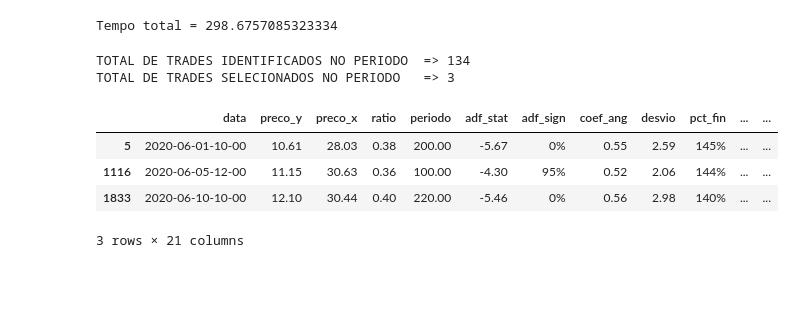
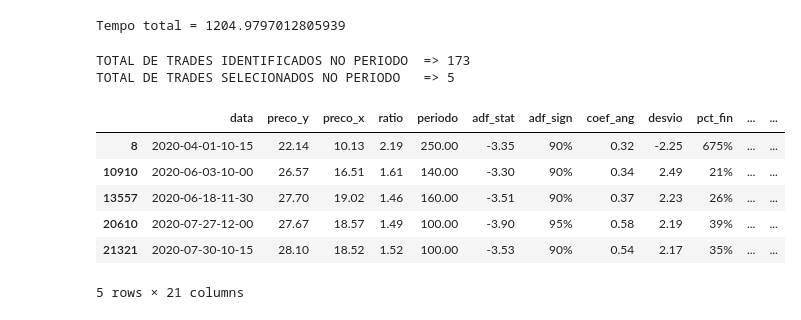
Before and after one commit to ra024940/Cointegration-Trading, a Jupyter notebook: BackTest_17-08.ipynb, the cells around one changed output. Drawn from its saved outputs; the diff is of its cells as text; code cells hidden in the pictures; blank space fills up the shorter version.

```diff
--- a/BackTest_17-08.ipynb
+++ b/BackTest_17-08.ipynb
@@ -395,11 +395,11 @@ def geraCubodecubos(tickers, dtinicio, dtfim):
 
     return cubo_total
 # %%
-tickers = ['CSNA3','LAME4']
+tickers = ['ITUB4','GOLL4']
 
-cubototal = geraCubodecubos(tickers, '2020-06-01','2020-07-03')
+cubototal = geraCubodecubos(tickers, '2020-04-01','2020-07-31')
 
 #cubototal = pd.read_excel('cubo_ITUB4_BBSE3.xlsx')
 # %% [output]
-Tempo total = 298.6757085323334
+Tempo total = 1204.9797012805939
 # %%
@@ -475,15 +475,17 @@ def Busca_trade(cubo_of, coint=2, dp=2., adf_sign =0.95, meia_vida = 10, voltand
 # %%
 trades = Busca_trade (cubototal)
 
-trades.to_excel('Trades_adicionados.xlsx')
+trades.to_excel('Trades_adicionados_ITUB_GOLL.xlsx')
 # %% [output]
-TOTAL DE TRADES IDENTIFICADOS NO PERIODO  => 134
-TOTAL DE TRADES SELECIONADOS NO PERIODO   => 3
+TOTAL DE TRADES IDENTIFICADOS NO PERIODO  => 173
+TOTAL DE TRADES SELECIONADOS NO PERIODO   => 5
 |  | data | preco_y | preco_x | ratio | periodo | adf_stat | adf_sign | coef_ang | desvio | pct_fin | ... | ... |
-| 5 | 2020-06-01-10-00 | 10.61 | 28.03 | 0.38 | 200.00 | -5.67 | 0% | 0.55 | 2.59 | 145% | ... | ... |
-| 1116 | 2020-06-05-12-00 | 11.15 | 30.63 | 0.36 | 100.00 | -4.30 | 95% | 0.52 | 2.06 | 144% | ... | ... |
-| 1833 | 2020-06-10-10-00 | 12.10 | 30.44 | 0.40 | 220.00 | -5.46 | 0% | 0.56 | 2.98 | 140% | ... | ... |
+| 8 | 2020-04-01-10-15 | 22.14 | 10.13 | 2.19 | 250.00 | -3.35 | 90% | 0.32 | -2.25 | 675% | ... | ... |
+| 10910 | 2020-06-03-10-00 | 26.57 | 16.51 | 1.61 | 140.00 | -3.30 | 90% | 0.34 | 2.49 | 21% | ... | ... |
+| 13557 | 2020-06-18-11-30 | 27.70 | 19.02 | 1.46 | 160.00 | -3.51 | 90% | 0.37 | 2.23 | 26% | ... | ... |
+| 20610 | 2020-07-27-12-00 | 27.67 | 18.57 | 1.49 | 100.00 | -3.90 | 95% | 0.58 | 2.19 | 39% | ... | ... |
+| 21321 | 2020-07-30-10-15 | 28.10 | 18.52 | 1.52 | 100.00 | -3.53 | 90% | 0.54 | 2.17 | 35% | ... | ... |
-3 rows × 21 columns
+5 rows × 21 columns
 # %%
 #removendo as linhas de close diario com hora = '19:00'
 cubototal_index = cubototal[ cubototal['data'].apply(lambda x: x[-5:]) == '19-00' ].index
```
Also changed, not shown: parts of 4 cells of this notebook.
